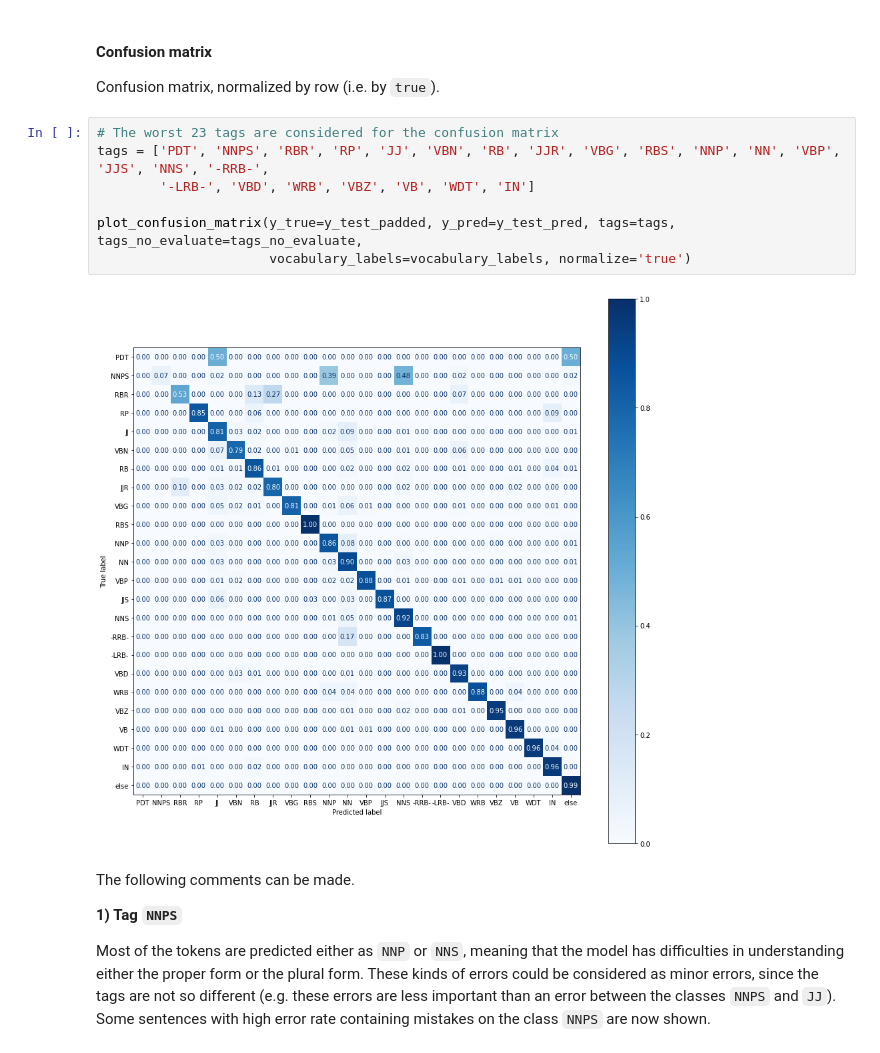
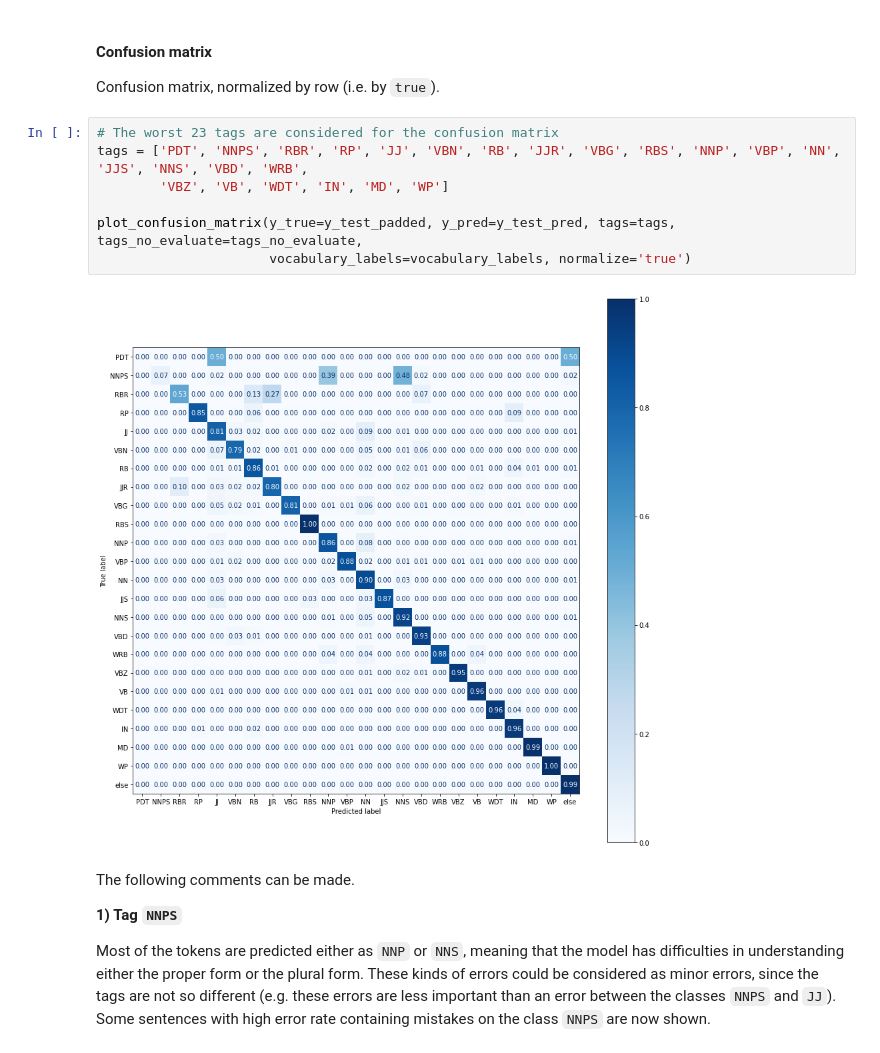
Before and after one commit to EnricoPittini/POS-tagging, a Jupyter notebook: 2) pos tagging.ipynb, the cells around one changed output. Saved outputs shown, nothing was run; the diff lists cells and outputs as text.

```diff
--- a/2) pos tagging.ipynb
+++ b/2) pos tagging.ipynb
@@ -738,13 +739,13 @@ Furthermore, there are only four classes with a f1-score below $0.8$, namely the
 Confusion matrix, normalized by row (i.e. by `true`).
 # %%
 # The worst 23 tags are considered for the confusion matrix
-tags = ['PDT', 'NNPS', 'RBR', 'RP', 'JJ', 'VBN', 'RB', 'JJR', 'VBG', 'RBS', 'NNP', 'NN', 'VBP', 'JJS', 'NNS', '-RRB-',
-        '-LRB-', 'VBD', 'WRB', 'VBZ', 'VB', 'WDT', 'IN']
+tags = ['PDT', 'NNPS', 'RBR', 'RP', 'JJ', 'VBN', 'RB', 'JJR', 'VBG', 'RBS', 'NNP', 'VBP', 'NN', 'JJS', 'NNS', 'VBD', 'WRB',
+        'VBZ', 'VB', 'WDT', 'IN', 'MD', 'WP']
 
 plot_confusion_matrix(y_true=y_test_padded, y_pred=y_test_pred, tags=tags, tags_no_evaluate=tags_no_evaluate,
                       vocabulary_labels=vocabulary_labels, normalize='true')
 # %% [output]
-[figure, old version]
+[figure, new version]
 # %% [markdown]
 The following comments can be made.
 
```
Also changed, not shown: parts of 17 cells of this notebook.
